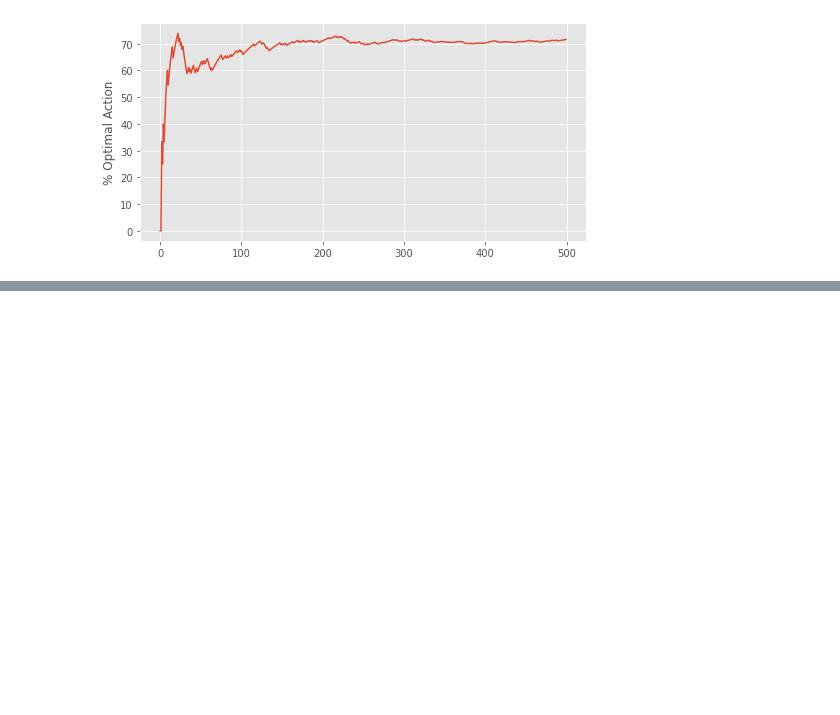
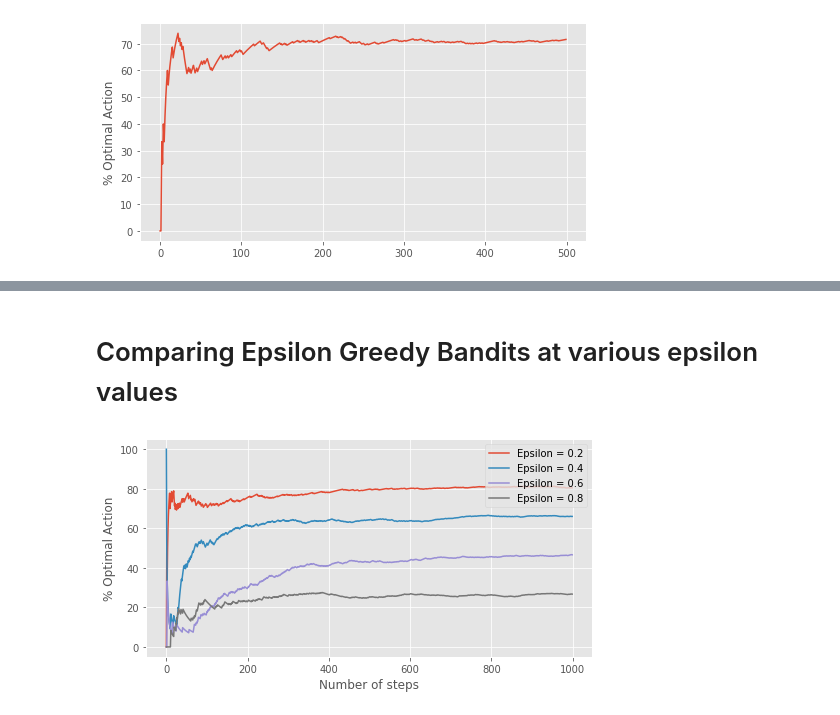
Before and after one commit to yasserius-ml/reinforment_learning_sutton_barto, a Jupyter notebook: Ch_2_MultiArm_Bandits.ipynb, the cells around one changed output, grey strips where cells are left out. Drawn from its saved outputs; the diff is of its cells as text; code cells hidden in the pictures; blank space fills up the shorter version.

```diff
--- a/Ch_2_MultiArm_Bandits.ipynb
+++ b/Ch_2_MultiArm_Bandits.ipynb
@@ -380,0 +389,33 @@ eps_bandit2.plot_q_comparison()
+# %% [markdown]
+# Comparing Epsilon Greedy Bandits at various epsilon values
+# %%
+import matplotlib.pyplot as plt
+
+K_ARMS = 10
+N_STEPS = 1000
+EPSILONS = [0.2, 0.4, 0.6, 0.8]
+
+percentages = []
+
+for e in EPSILONS:
+  bandit = EpsilonGreedyBandit(k=K_ARMS, epsilon=e)
+  bandit.act(N_STEPS)
+
+  percentages.append(bandit.get_optimal_value_percentages())
+
+with plt.style.context('ggplot'):
+  fig = plt.figure(figsize=(8, 4))
+
+  i = 0
+
+  for percentage_list in percentages:
+    label = "Epsilon = {}".format(EPSILONS[i])
+    plt.plot(percentage_list, label=label)
+    i += 1
+
+  plt.ylabel('% Optimal Action')
+  plt.xlabel('Number of steps')
+  plt.legend(loc="upper right")
+  plt.show()
+# %% [output]
+[figure, added]
```
Also changed, not shown: parts of 15 cells of this notebook.
